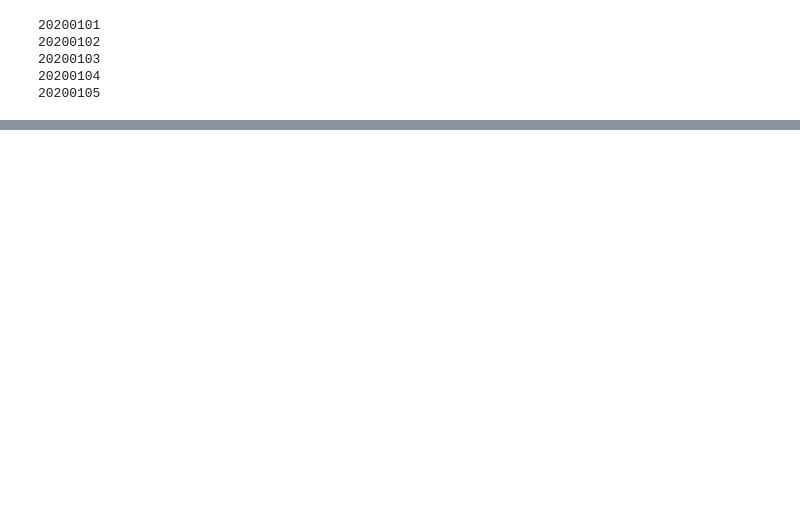
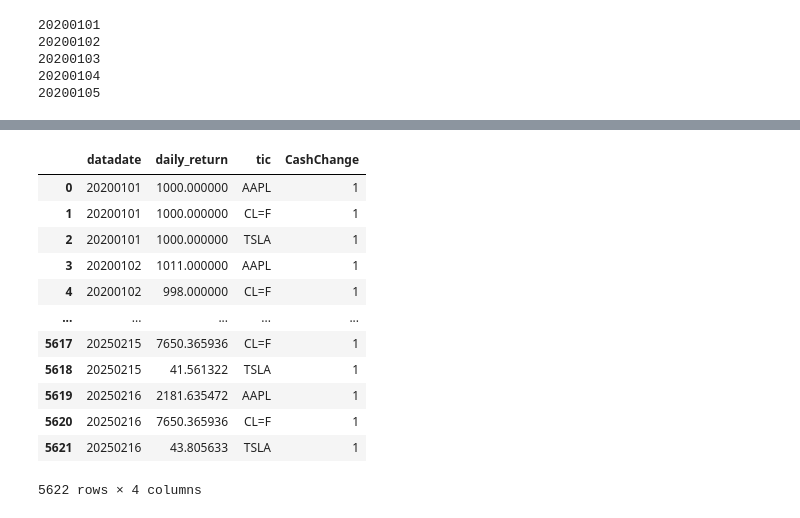
Before and after one commit to justege/VanillaAlgorithmicTrading, a Jupyter notebook: Mean_Variance_Optimization.ipynb, the cells around one changed output, grey strips where cells are left out. Drawn from its saved outputs; the diff is of its cells as text; code cells hidden in the pictures; blank space fills up the shorter version.

```diff
--- a/Mean_Variance_Optimization.ipynb
+++ b/Mean_Variance_Optimization.ipynb
@@ -119,4 +139,19 @@ df1_final.loc[df1_final.tic == 'Stock3', 'tic'] = 'TSLA'
 df1_final =df1_final[['datadate', 'daily_return','tic','CashChange']]
 # %%
 synthetic_df = df1_final
+synthetic_df
+# %% [output]
+|  | datadate | daily_return | tic | CashChange |
+| 0 | 20200101 | 1000.000000 | AAPL | 1 |
+| 1 | 20200101 | 1000.000000 | CL=F | 1 |
+| 2 | 20200101 | 1000.000000 | TSLA | 1 |
+| 3 | 20200102 | 1011.000000 | AAPL | 1 |
+| 4 | 20200102 | 998.000000 | CL=F | 1 |
+| ... | ... | ... | ... | ... |
+| 5617 | 20250215 | 7650.365936 | CL=F | 1 |
+| 5618 | 20250215 | 41.561322 | TSLA | 1 |
+| 5619 | 20250216 | 2181.635472 | AAPL | 1 |
+| 5620 | 20250216 | 7650.365936 | CL=F | 1 |
+| 5621 | 20250216 | 43.805633 | TSLA | 1 |
+5622 rows × 4 columns
 # %%
```
Also changed, not shown: parts of 30 cells of this notebook, 27 other files.
